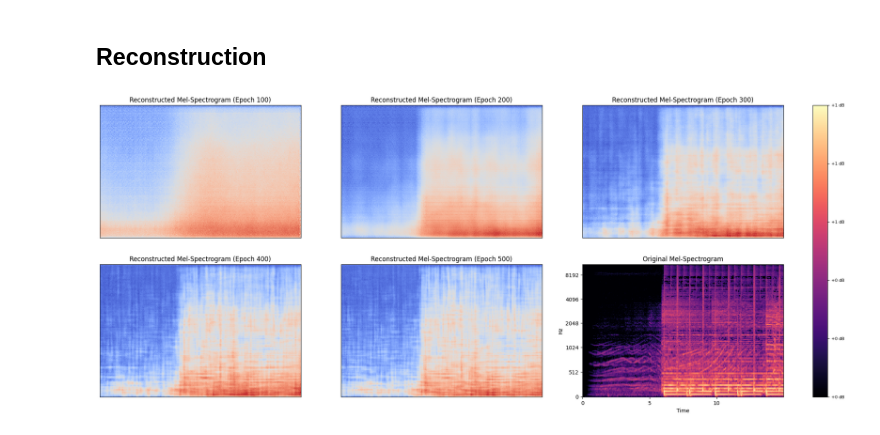
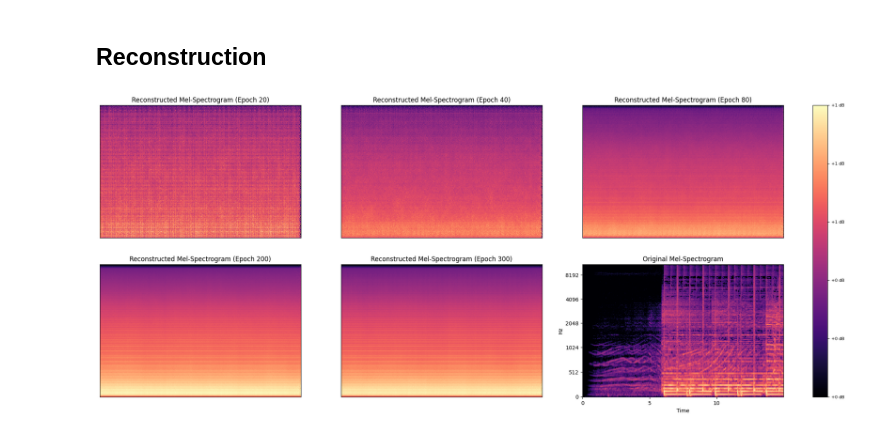
Before and after one commit to Audiofool934/Data-Side-of-the-Moon, a Jupyter notebook: code/visual.ipynb, the cells around one changed output. Cells and saved outputs as stored; diff of their text form; code cells hidden in the pictures.

```diff
--- a/code/visual.ipynb
+++ b/code/visual.ipynb
@@ -211,42 +214,43 @@ v.plot_all(encoded_samples_with_new, Y, selected_labels)
 # %%
 origin = "data/spec/testsongs_646/The Doctor (Comfortably Numb) [The Wall, Work In Progress Pt. 2 1979].npy"
 og_song = np.load(origin)
-epochs = [100, 200, 300, 400, 500]
+song = og_song
+
+og_song = torch.from_numpy(og_song)
+og_song = og_song[np.newaxis, :]
+
+epochs = [20, 40, 80, 200, 300]
 
 # fig, axes = plt.subplots(len(epochs)+1, 1, figsize=(15, 20))
 
 fig, axes = plt.subplots(2, 3, figsize = (25, 10))
 axes = axes.flatten()
 
 for i, epoch in enumerate(epochs):
 
-    encoder = load_encoder(f"{model_save_path}/encoder_{epoch}.pth", encoded_space_dim=encoded_space_dim)
-    decoder = load_decoder(f"{model_save_path}/decoder_{epoch}.pth", encoded_space_dim=encoded_space_dim)
+	encoder = load_encoder(f"{model_save_path}/encoder_{epoch}.pth", encoded_space_dim=encoded_space_dim)
+	decoder = load_decoder(f"{model_save_path}/decoder_{epoch}.pth", encoded_space_dim=encoded_space_dim)
 
-    device = torch.device("cuda") if torch.cuda.is_available() else torch.device("cpu")
+	encoder = encoder.to(device)
+	decoder = decoder.to(device)
 
-    encoder = encoder.to(device)
-    decoder = decoder.to(device)
+	encoded_song = encode_data(encoder, og_song)
+	recon_song = decode_data(decoder, encoded_song)
 
-    encoded_song = encode_data(encoder, og_song)
-    # print(encoded_song.shape)
-    recon_song = decode_data(decoder, encoded_song)
-    # print(recon_song)
-    img = librosa.display.specshow(recon_song, sr = 22050, ax = axes[i])
-    axes[i].set_title(f'Reconstructed Mel-Spectrogram (Epoch {epoch})')
+	img = librosa.display.specshow(recon_song, sr = 22050, ax = axes[i])
+	axes[i].set_title(f'Reconstructed Mel-Spectrogram (Epoch {epoch})')
 
-# Plot the original mel-spectrogram at the end
-img = librosa.display.specshow(og_song, sr = 22050, x_axis='time', y_axis='mel', ax=axes[-1])
+img = librosa.display.specshow(song, sr = 22050, x_axis='time', y_axis='mel', ax=axes[-1])
 axes[-1].set_title('Original Mel-Spectrogram')
 
 # Add colorbar to the last plot
 cbar = fig.colorbar(img, ax=axes, format='%+2.0f dB', fraction=0.03, pad=0.04)
 cbar.ax.tick_params(labelsize=8)
 
 # plt.tight_layout()
 plt.show()
 # %% [output]
-[figure, old version]
+[figure, new version]
 # %%
 # import sounddevice as sd
 # sr = 22050
```
Also changed, not shown: parts of 7 cells of this notebook, 4 other files.
